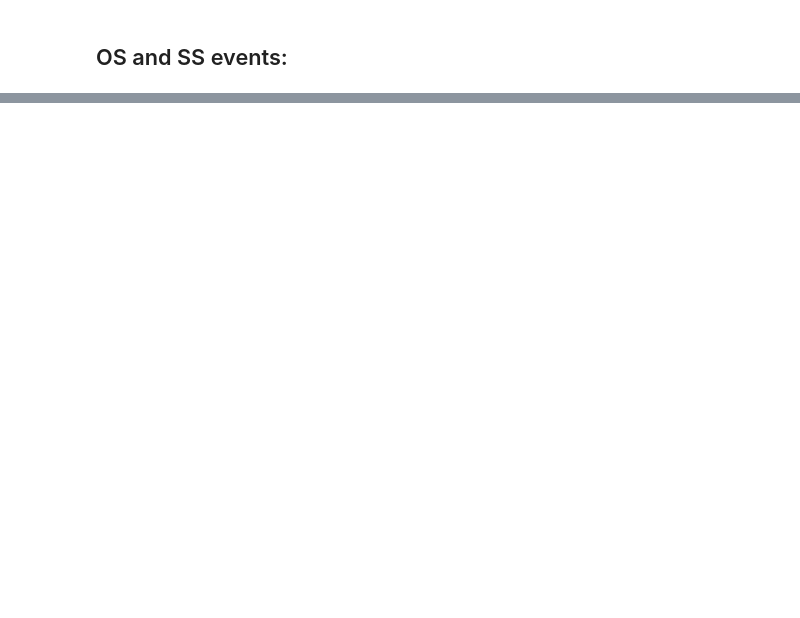
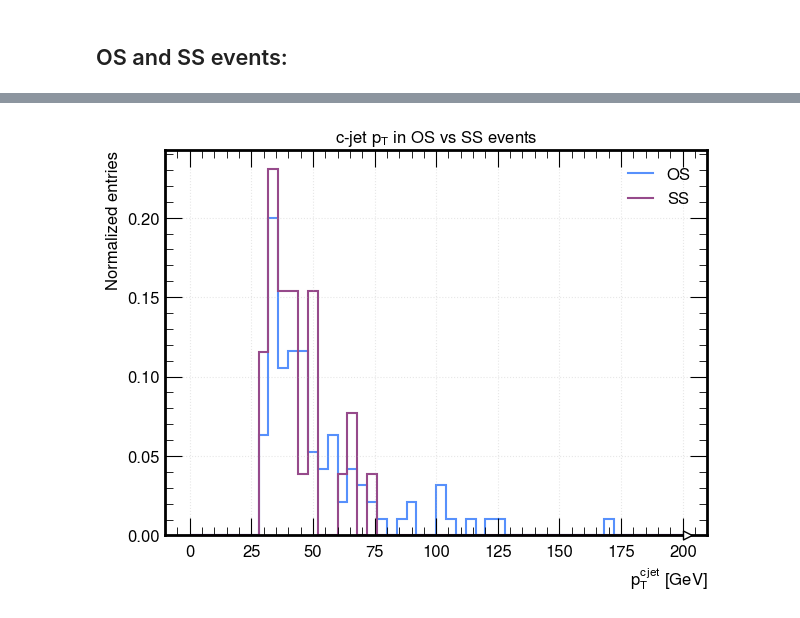
Before and after one commit to xondikoi03/charmTaggingAnalysis, a Jupyter notebook: Coffea/notebooks/WcAnalysis.ipynb, the cells around one changed output, grey strips where cells are left out. Cells and saved outputs as stored; diff of their text form; code cells hidden in the pictures; blank space fills up the shorter version.

```diff
--- a/Coffea/notebooks/WcAnalysis.ipynb
+++ b/Coffea/notebooks/WcAnalysis.ipynb
@@ -217,17 +157,93 @@ make_hist(
 # %% [markdown]
 ## OS and SS events:
 # %%
-W_Mu_Charge = W_Muons.charge
-c_Mu_Charge = soft_muon_in_goodjet.charge
+# OS/SS classification and overlay plot of c-jet pT
+import numpy as np
+import matplotlib.pyplot as plt
+import dask_awkward as dak
+import hist
 
-charge_prod = W_Mu_Charge * c_Mu_Charge
+# Work on the W+c selected sample
+events_wc = Wc_Events
+Muon_wc = events_wc.Muon
+Jet_wc = events_wc.Jet
+MET_wc = events_wc.MET
 
-OS_evt_mask = (
-    evt_has_1WMu & evt_has_cJet & dak.any(charge_prod < 0, axis=1)
-)
-SS_evt_mask = (
-    evt_has_1WMu & evt_has_cJet & dak.any(charge_prod > 0, axis=1)
-)
+# Re-build the W-muon selection on the W+c sample (keeps shapes consistent)
+W_MuMask_wc = (
+    (Muon_wc.pt > 30) &
+    (abs(Muon_wc.eta) < 2.4) &
+    (Muon_wc.tightId == True) &
+    (Muon_wc.pfRelIso04_all < 0.15)
+    )
+Mt_wc = np.sqrt(2 * Muon_wc.pt * MET_wc.pt * (1 - np.cos(Muon_wc.phi - MET_wc.phi)))
+Mt_Cut_wc = (Mt_wc > 50)
+W_MuMask_wc = W_MuMask_wc & Mt_Cut_wc
+W_muons_wc = Muon_wc[W_MuMask_wc]
 
-OS_Wc_Events = events[OS_evt_mask]
-SS_Wc_Events = events[SS_evt_mask]
+# Exactly one W-muon per event
+n_WMu_wc = dak.num(W_muons_wc.pt)
+evt_has_1WMu_wc = (n_WMu_wc == 1)
+W_muons_wc = W_muons_wc[evt_has_1WMu_wc]
+events_wc = events_wc[evt_has_1WMu_wc]
+Muon_wc = events_wc.Muon
+Jet_wc = events_wc.Jet
+
+# Re-build the c(soft)-muon + matched-jet selection on the same event subset
+cMuMask_wc = (
+    (Muon_wc.pt < 20) &
+    (abs(Muon_wc.eta) < 2.4) &
+    (Muon_wc.pfRelIso04_all > 0.2) &
+    (Muon_wc.tightId == 1)
+    )
+soft_mu_wc = Muon_wc[cMuMask_wc]
+soft_mu_wc = soft_mu_wc[soft_mu_wc.jetIdx >= 0]
+matched_jet_wc = Jet_wc[soft_mu_wc.jetIdx]
+Jet_PassCuts_wc = (
+    (matched_jet_wc.pt > 30) &
+    (abs(matched_jet_wc.eta) < 2.4)
+    )
+soft_mu_wc = soft_mu_wc[Jet_PassCuts_wc]
+cJets_wc = matched_jet_wc[Jet_PassCuts_wc]
+
+# OS/SS defined by the sign of (q_W * q_softmu) per c-jet candidate
+WMuon_Charge = W_muons_wc.charge[:, 0]  # scalar per event
+SoftMuon_Charge = soft_mu_wc.charge
+charge_prod = WMuon_Charge * SoftMuon_Charge
+
+OS_pair = (charge_prod < 0)
+SS_pair = (charge_prod > 0)
+
+cjet_pt_OS = dak.flatten(cJets_wc.pt[OS_pair])
+cjet_pt_SS = dak.flatten(cJets_wc.pt[SS_pair])
+
+nOS = int(dak.sum(OS_pair).compute())
+nSS = int(dak.sum(SS_pair).compute())
+print(f"OS pairs: {nOS}")
+print(f"SS pairs: {nSS}")
+
+# Histogram + overlay plot
+axis_pt = hist.axis.Regular(50, 0, 200, name="pt", label=r"$p_{T}^{c\,\mathrm{jet}}$ [GeV]")
+hist_OS = hist.dask.Hist(axis_pt)
+hist_SS = hist.dask.Hist(axis_pt)
+hist_OS.fill(pt=cjet_pt_OS)
+hist_SS.fill(pt=cjet_pt_SS)
+hOS = hist_OS.compute()
+hSS = hist_SS.compute()
+
+normalize = True  # set False for absolute counts
+if normalize:
+    if hOS.values().sum() > 0:
+        hOS = hOS / hOS.values().sum()
+    if hSS.values().sum() > 0:
+        hSS = hSS / hSS.values().sum()
+
+fig, ax = plt.subplots(figsize=(7, 5))
+hOS.plot1d(ax=ax, label="OS", color="C0")
+hSS.plot1d(ax=ax, label="SS", color="C3")
+ax.set_title("c-jet $p_T$ in OS vs SS events")
+ax.set_ylabel("Normalized entries" if normalize else "Entries")
+ax.legend()
+ax.grid(True, alpha=0.3)
+plt.show()
+# %% [output]
@@ -233,0 +252 @@ SS_Wc_Events = events[SS_evt_mask]
+[figure, added]
```
Also changed, not shown: parts of 8 cells of this notebook.
